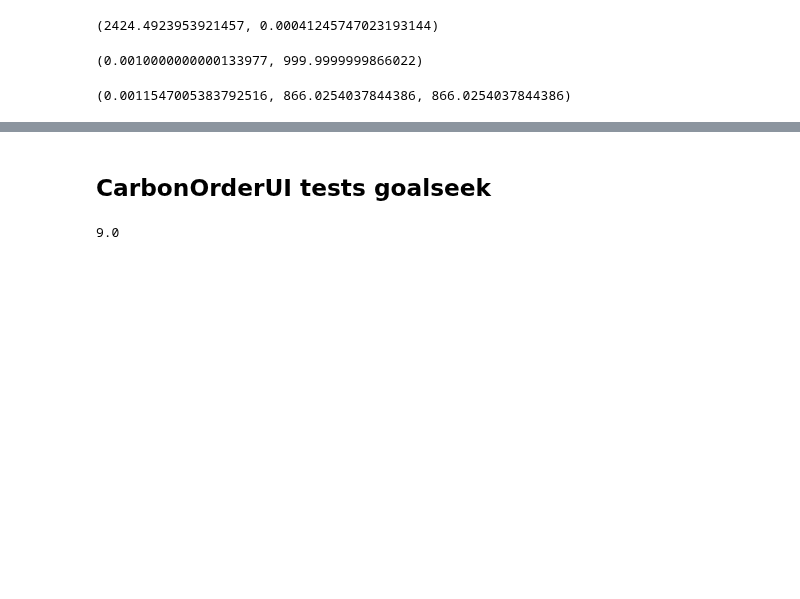
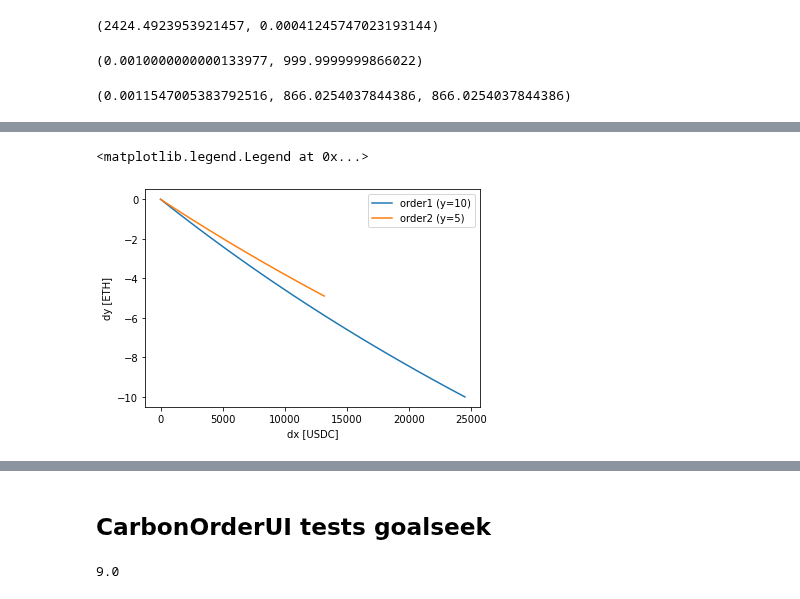
Before and after one commit to bancorprotocol/carbon-simulator, a Jupyter notebook: resources/NBTest/NBTest_044_MarginalPriceRouting.ipynb, the cells around one changed output, grey strips where cells are left out. Saved outputs shown, nothing was run; the diff lists cells and outputs as text; code cells hidden in the pictures; blank space fills up the shorter version.

```diff
--- a/resources/NBTest/NBTest_044_MarginalPriceRouting.ipynb
+++ b/resources/NBTest/NBTest_044_MarginalPriceRouting.ipynb
@@ -273,0 +357,9 @@ dx/10000, 10000/dx, p0r
+# %%
+plt.plot([order1.dxfromdy_f(y, raiseonerror=False) for y in ETHr], -ETHr, label="order1 (y=10)")
+plt.plot([order2.dxfromdy_f(y, raiseonerror=False) for y in ETHr], -ETHr, label="order2 (y=5)")
+plt.ylabel("dy [ETH]")
+plt.xlabel("dx [USDC]")
+plt.legend()
+# %% [output]
+<matplotlib.legend.Legend at 0x...>
+[figure, added]
```
Also changed, not shown: parts of 18 cells of this notebook, 2 other files.
